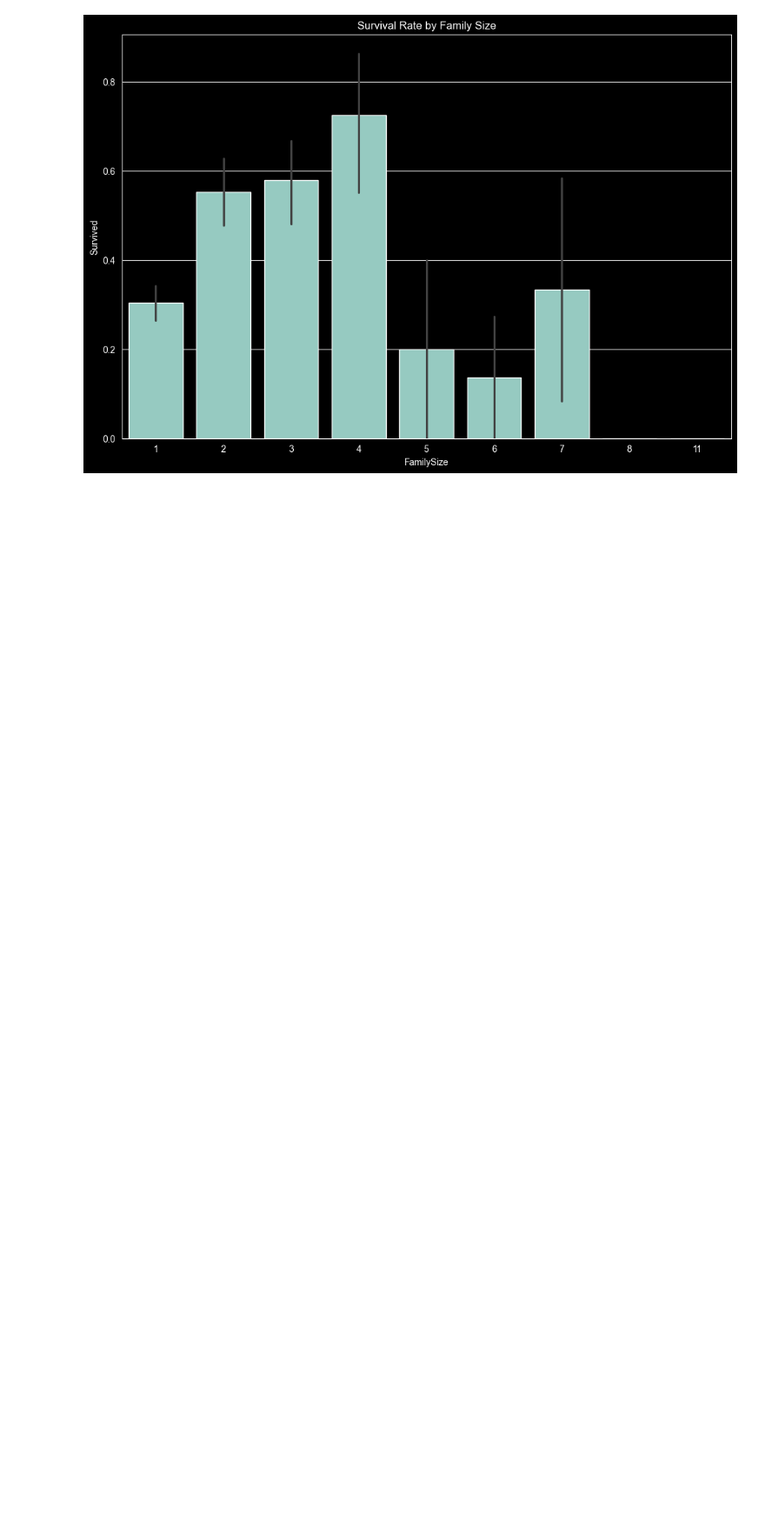
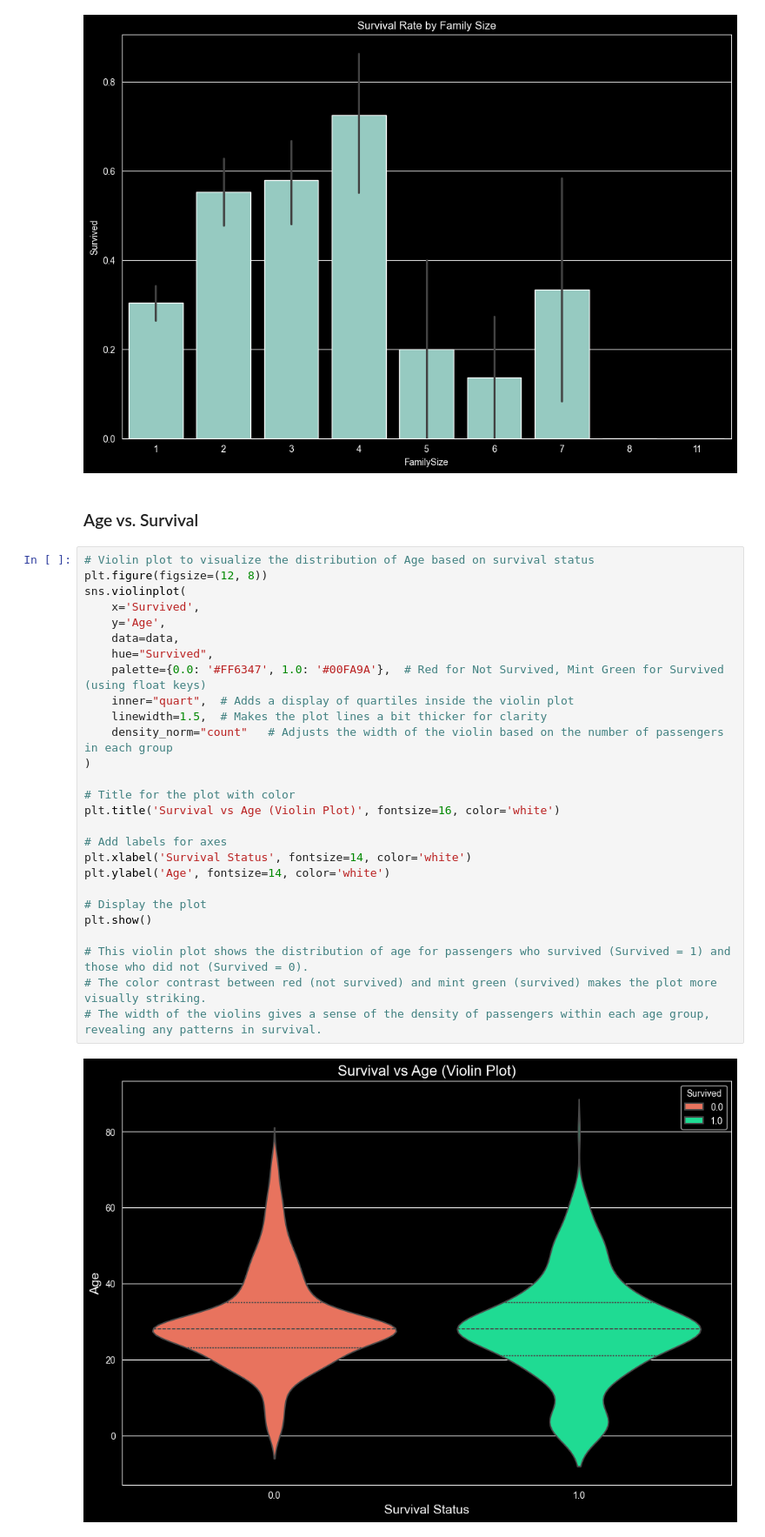
Before and after one commit to Hasan082/Data-Science-Portfolio, a Jupyter notebook: 1. Titanic Exploratory Analysis/Titanic_EDA_Project.ipynb, the cells around one changed output. Shown: that part at 87% size. Drawn from its saved outputs; the diff is of its cells as text; blank space fills up the shorter version.

Commit message:
Violin plot to visualize the distribution of Age based on survival status

```diff
--- a/1. Titanic Exploratory Analysis/Titanic_EDA_Project.ipynb
+++ b/1. Titanic Exploratory Analysis/Titanic_EDA_Project.ipynb
@@ -461,3 +461,34 @@ plt.show()
 # The plot can provide insights into the role of family size in survival probability.
 # %% [output]
 [figure]
+# %% [markdown]
+### Age vs. Survival
+# %%
+# Violin plot to visualize the distribution of Age based on survival status
+plt.figure(figsize=(12, 8))
+sns.violinplot(
+    x='Survived',
+    y='Age',
+    data=data,
+    hue="Survived",
+    palette={0.0: '#FF6347', 1.0: '#00FA9A'},  # Red for Not Survived, Mint Green for Survived (using float keys)
+    inner="quart",  # Adds a display of quartiles inside the violin plot
+    linewidth=1.5,  # Makes the plot lines a bit thicker for clarity
+    density_norm="count"   # Adjusts the width of the violin based on the number of passengers in each group
+)
+
+# Title for the plot with color
+plt.title('Survival vs Age (Violin Plot)', fontsize=16, color='white')
+
+# Add labels for axes
+plt.xlabel('Survival Status', fontsize=14, color='white')
+plt.ylabel('Age', fontsize=14, color='white')
+
+# Display the plot
+plt.show()
+
+# This violin plot shows the distribution of age for passengers who survived (Survived = 1) and those who did not (Survived = 0).
+# The color contrast between red (not survived) and mint green (survived) makes the plot more visually striking.
+# The width of the violins gives a sense of the density of passengers within each age group, revealing any patterns in survival.
+# %% [output]
+[figure, added]
```
